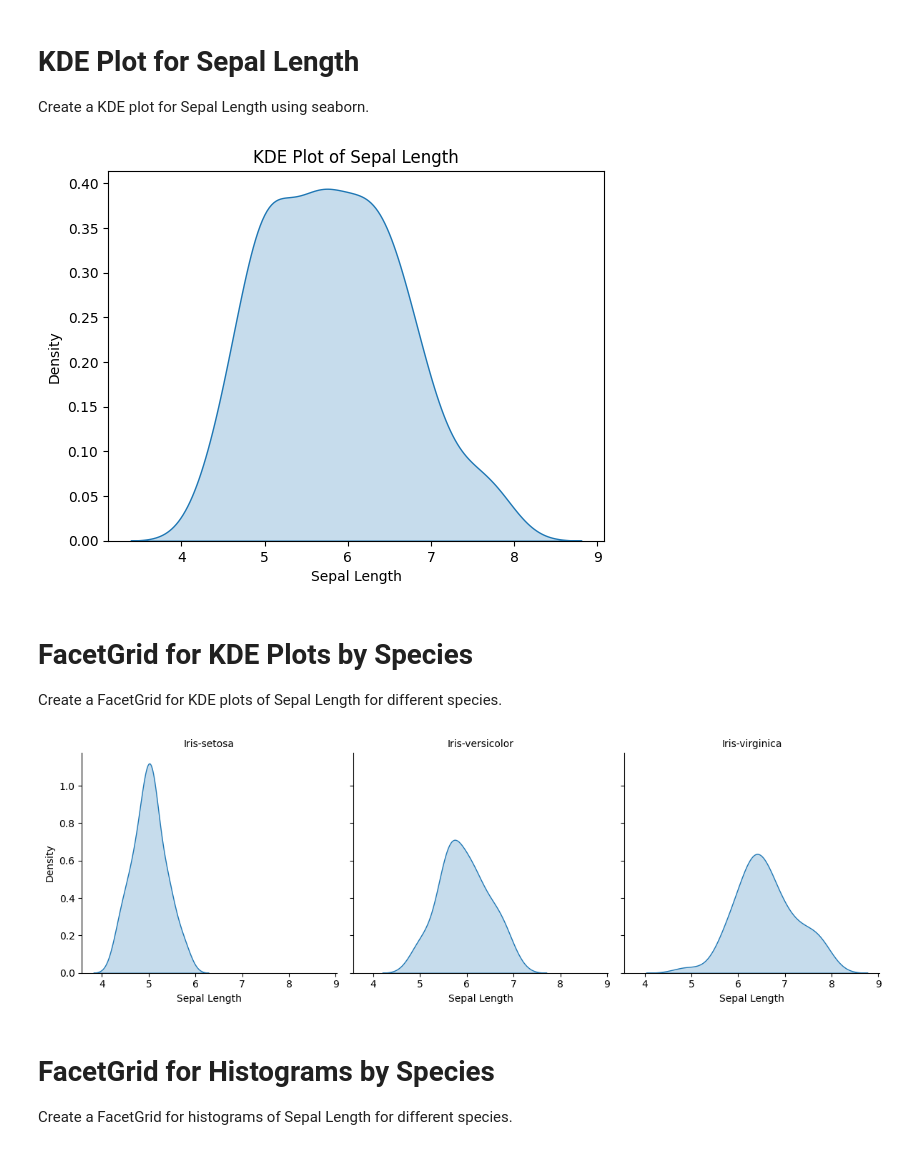
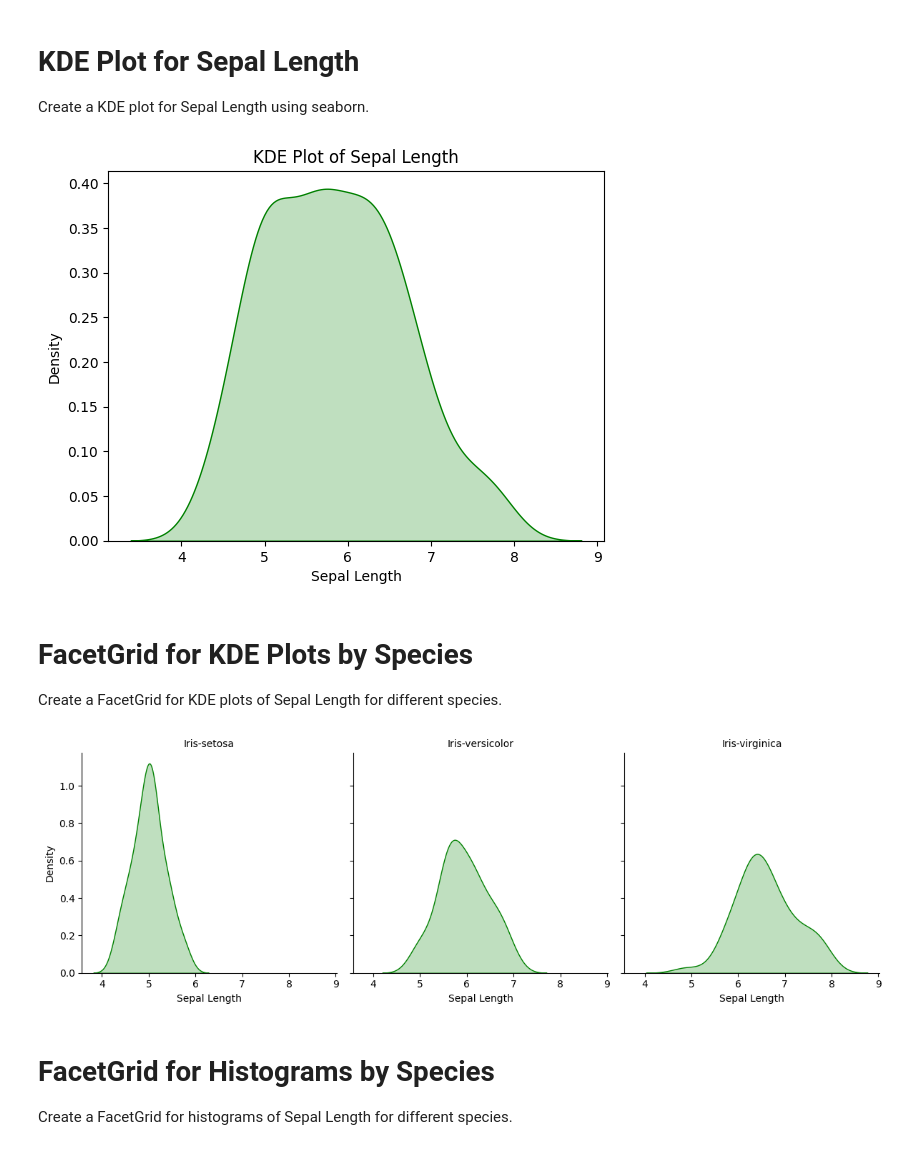
Before and after one commit to rattan-dev/Kaggle, a Jupyter notebook: iris_dataset/decision-tree-classifier-on-iris-dataset.ipynb, the cells around one changed output. Saved outputs shown, nothing was run; the diff lists cells and outputs as text; code cells hidden in the pictures.

```diff
--- a/iris_dataset/decision-tree-classifier-on-iris-dataset.ipynb
+++ b/iris_dataset/decision-tree-classifier-on-iris-dataset.ipynb
@@ -191,18 +194,18 @@ Create a KDE plot for Sepal Length using seaborn.
 # %%
 # KDE Plot for Sepal Length
 
 # Create a KDE plot for Sepal Length using seaborn
-sns.kdeplot(data=iris_df, x='SL', fill=True)
+sns.kdeplot(data=iris_df, x='SL', fill=True, color='green')
 
 # Set the title and labels for the plot
 plt.title('KDE Plot of Sepal Length')
 plt.xlabel('Sepal Length')
 plt.ylabel('Density')
 
 # Display the plot
 plt.show()
 # %% [output]
-[figure, old version]
+[figure, new version]
 # %% [markdown]
 # FacetGrid for KDE Plots by Species
 Create a FacetGrid for KDE plots of Sepal Length for different species.
@@ -213,7 +216,7 @@ Create a FacetGrid for KDE plots of Sepal Length for different species.
 g = sns.FacetGrid(iris_df, col="Class", col_wrap=3, height=4)
 
 # Map the KDE plot to the FacetGrid
-g.map(sns.kdeplot, "SL", fill=True)
+g.map(sns.kdeplot, "SL", fill=True, color='green')
 
 # Add titles and labels to the plots
 g.set_titles("{col_name}")
@@ -222,7 +225,7 @@ g.set_axis_labels("Sepal Length", "Density")
 # Display the plots
 plt.show()
 # %% [output]
-[figure, old version]
+[figure, new version]
 # %% [markdown]
 # FacetGrid for Histograms by Species
 Create a FacetGrid for histograms of Sepal Length for different species.
```
Also changed, not shown: parts of 3 cells of this notebook.
